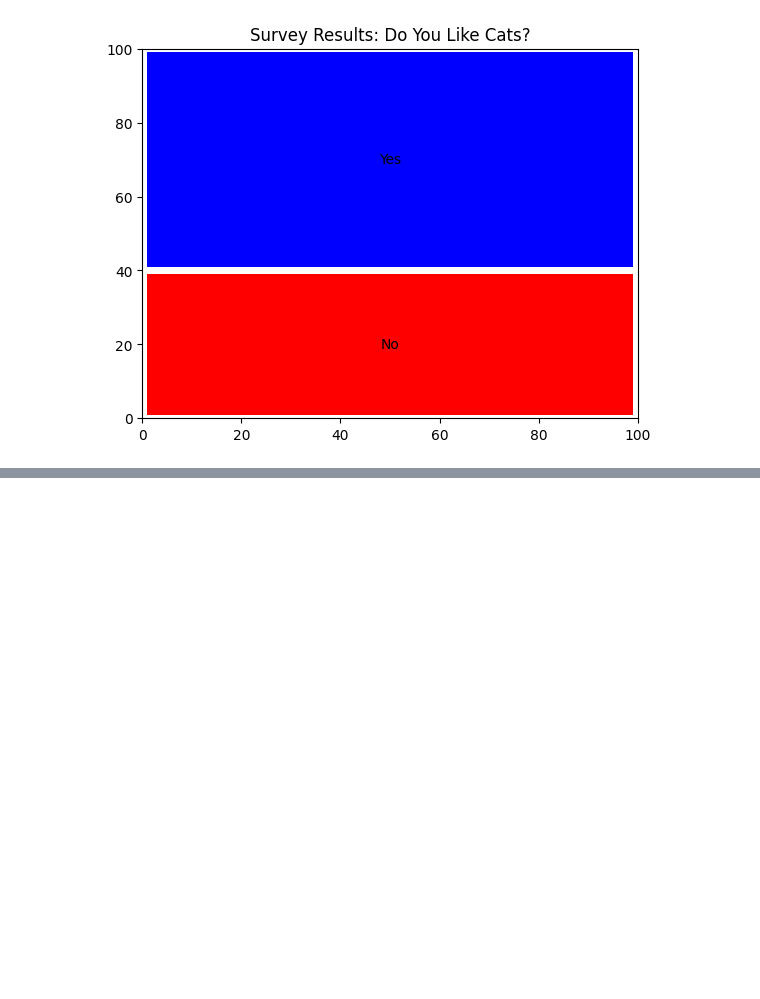
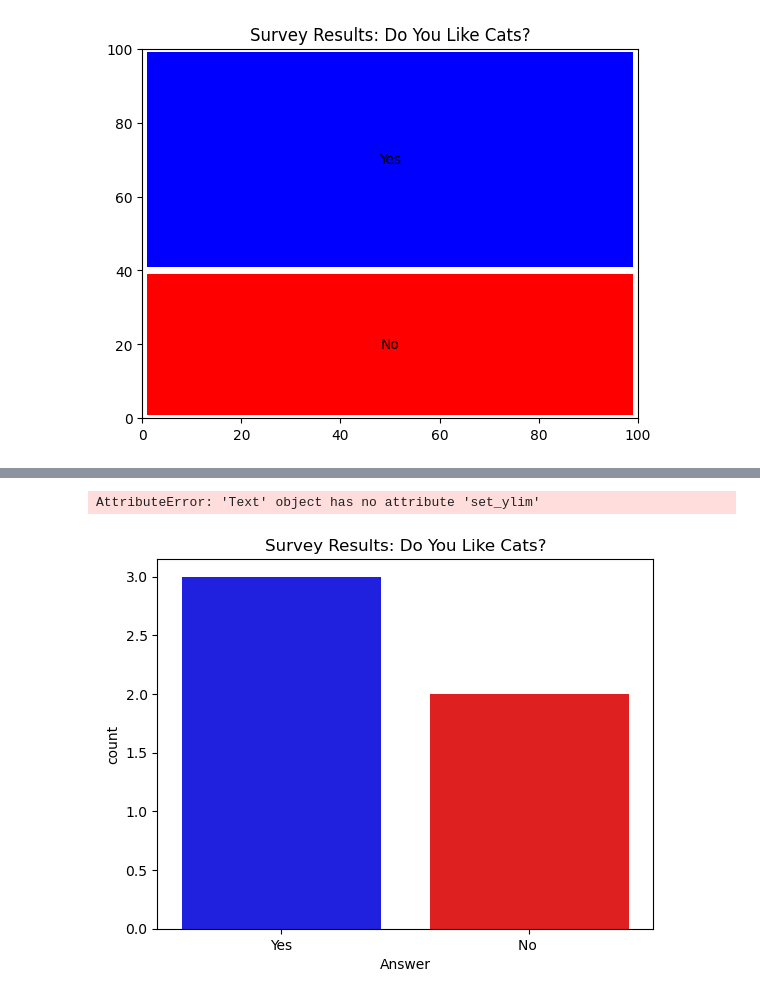
Before and after one commit to likeawednesday/TechCamp_DataViz, a Jupyter notebook: cat_survey.ipynb, the cells around one changed output, grey strips where cells are left out. Cells and saved outputs as stored; diff of their text form; code cells hidden in the pictures; blank space fills up the shorter version.

```diff
--- a/cat_survey.ipynb
+++ b/cat_survey.ipynb
@@ -143,0 +188,16 @@ plt.show(tm)
+# %%
+# Bad or missing titles, labels, ambiguous color palette etc.
+
+# count plot (similar to a column chart or horizontal bar chart, but for counts) using seaborn
+
+s_count = sns.countplot(
+    x = df['Answer'],
+    palette = ['b', 'r']
+).set_title('Survey Results: Do You Like Cats?')
+
+ax.set_ylim[(1, 3)]
+
+plt.show()
+# %% [output]
+AttributeError: 'Text' object has no attribute 'set_ylim'
+[figure, added]
```
Also changed, not shown: parts of 6 cells of this notebook.
